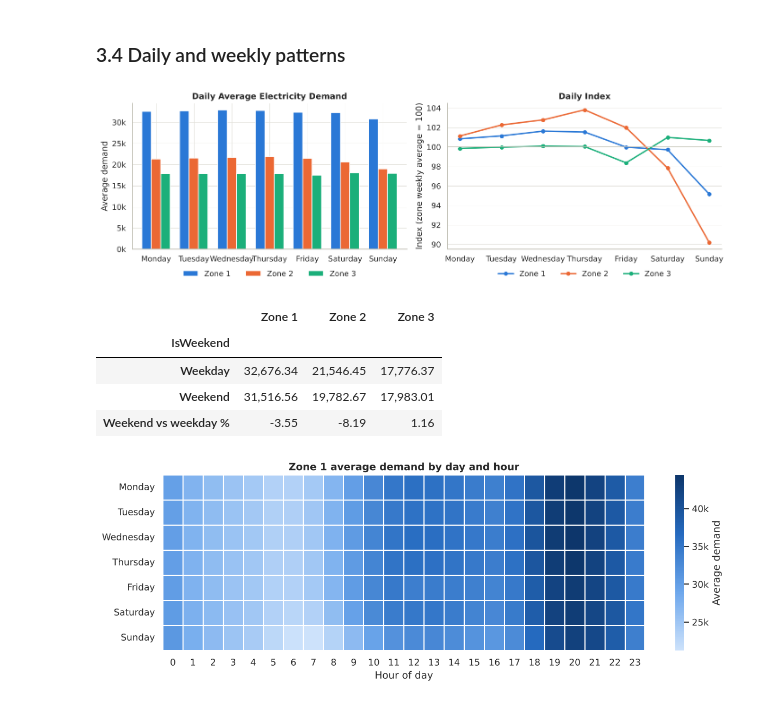
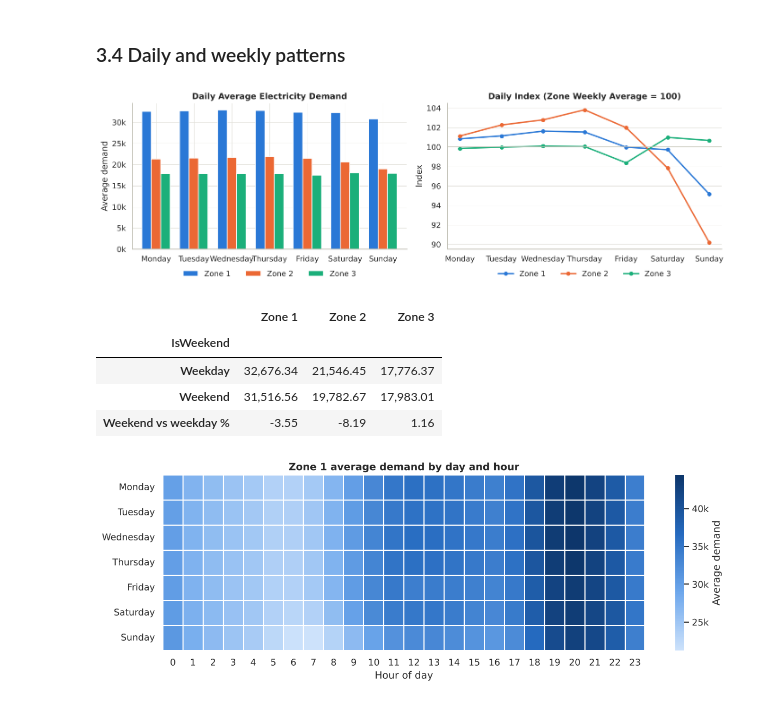
Before and after one commit to adaeudoxie/Morocco-Electricity-Consumption, a Jupyter notebook: notebooks/Morocco Electricity Analysis.ipynb, the cells around one changed output. Drawn from its saved outputs; the diff is of its cells as text; code cells hidden in the pictures.

Commit message:
Show index base in chart titles

```diff
--- a/notebooks/Morocco Electricity Analysis.ipynb
+++ b/notebooks/Morocco Electricity Analysis.ipynb
@@ -459,28 +459,28 @@ All three zones share the same daily shape. Demand bottoms out between 06:00 and
 # %%
 dow_profile = df.groupby("DayOfWeek", observed=True)[ZONES].mean().rename(columns=ZONE_LABELS)
 dow_index = dow_profile / dow_profile.mean() * 100
 
 fig, axes = plt.subplots(1, 2, figsize=(13, 4.2))
 dow_profile.plot(kind="bar", color=[ZONE_COLORS[z] for z in dow_profile.columns], width=0.75, ax=axes[0], edgecolor="white")
 axes[0].yaxis.set_major_formatter(kw_fmt)
 axes[0].set(title="Daily Average Electricity Demand", xlabel="", ylabel="Average demand")
 axes[0].tick_params(axis="x", rotation=0)
 axes[0].legend(ncol=3, loc="upper center", bbox_to_anchor=(0.5, -0.1))
 
 for z in dow_index.columns:
     axes[1].plot(dow_index.index.astype(str), dow_index[z], color=ZONE_COLORS[z], lw=2, marker="o", ms=5, label=z)
 axes[1].axhline(100, color="#c3c2b7", lw=1)
-axes[1].set(title="Daily Index", xlabel="", ylabel="Index (zone weekly average = 100)")
+axes[1].set(title="Daily Index (Zone Weekly Average = 100)", xlabel="", ylabel="Index")
 axes[1].legend(ncol=3, loc="upper center", bbox_to_anchor=(0.5, -0.1))
 plt.tight_layout()
 plt.savefig(IMG_DIR / "04 - Weekday Profile.png")
 plt.show()
 
 weekend = df.groupby("IsWeekend")[ZONES].mean().rename(columns=ZONE_LABELS, index={False: "Weekday", True: "Weekend"})
 weekend.loc["Weekend vs weekday %"] = (weekend.loc["Weekend"] / weekend.loc["Weekday"] - 1) * 100
 weekend
 # %% [output]
-[figure, old version]
+[figure, new version]
 |  | Zone 1 | Zone 2 | Zone 3 |
 | IsWeekend |  |  |  |
 | Weekday | 32,676.34 | 21,546.45 | 17,776.37 |
```
Also changed, not shown: parts of 1 cell of this notebook, 4 other files.
